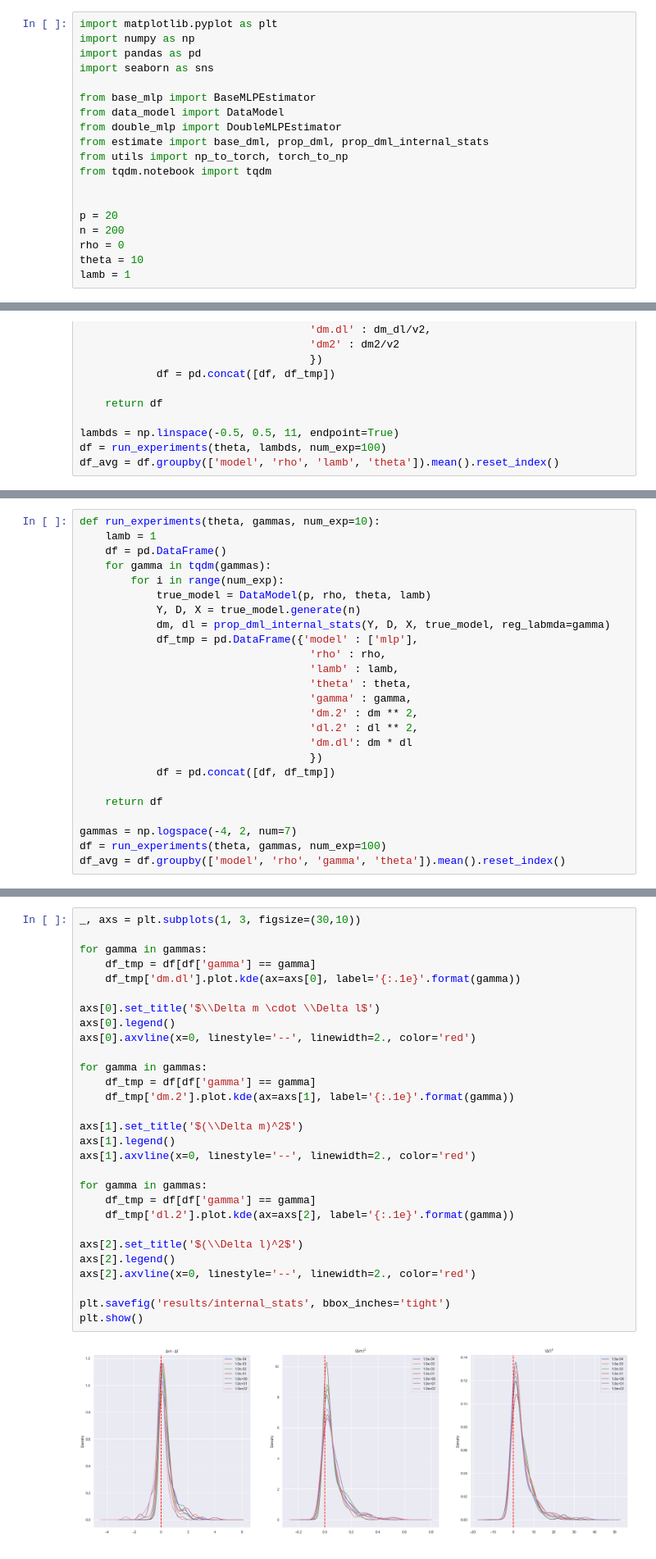
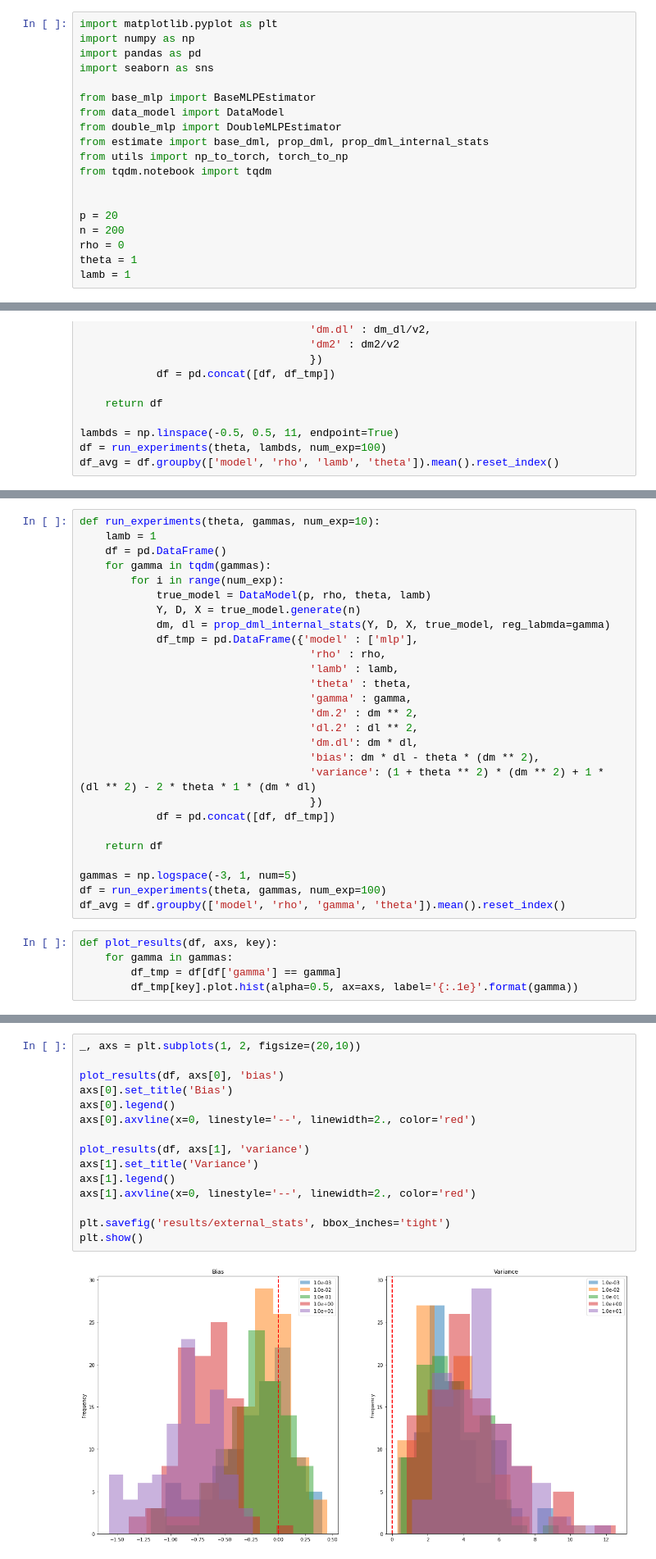
Before and after one commit to nitaifingerhut/double_machine_learning, a Jupyter notebook: main.ipynb, the cells around one changed output, grey strips where cells are left out. Shown at 82% size. Drawn from its saved outputs; the diff is of its cells as text.

```diff
--- a/main.ipynb
+++ b/main.ipynb
@@ -15,7 +15,7 @@ from tqdm.notebook import tqdm
 p = 20
 n = 200
 rho = 0
-theta = 10
+theta = 1
 lamb = 1
 # %%
 true_model = DataModel(p, rho, theta, lamb)
@@ -167,12 +167,19 @@ def run_experiments(theta, gammas, num_exp=10):
                                     'gamma' : gamma,
                                     'dm.2' : dm ** 2,
                                     'dl.2' : dl ** 2,
-                                    'dm.dl': dm * dl
+                                    'dm.dl': dm * dl,
+                                    'bias': dm * dl - theta * (dm ** 2),
+                                    'variance': (1 + theta ** 2) * (dm ** 2) + 1 * (dl ** 2) - 2 * theta * 1 * (dm * dl)
                                     })
             df = pd.concat([df, df_tmp])
 
     return df
 
-gammas = np.logspace(-4, 2, num=7)
+gammas = np.logspace(-3, 1, num=5)
 df = run_experiments(theta, gammas, num_exp=100)
 df_avg = df.groupby(['model', 'rho', 'gamma', 'theta']).mean().reset_index()
+# %%
+def plot_results(df, axs, key):
+    for gamma in gammas:
+        df_tmp = df[df['gamma'] == gamma]
+        df_tmp[key].plot.hist(alpha=0.5, ax=axs, label='{:.1e}'.format(gamma))
@@ -179,31 +212,17 @@ df_avg = df.groupby(['model', 'rho', 'gamma', 'theta']).mean().reset_index()
 # %%
-_, axs = plt.subplots(1, 3, figsize=(30,10))
+_, axs = plt.subplots(1, 2, figsize=(20,10))
 
-for gamma in gammas:
-    df_tmp = df[df['gamma'] == gamma]
-    df_tmp['dm.dl'].plot.kde(ax=axs[0], label='{:.1e}'.format(gamma))
-
-axs[0].set_title('$\\Delta m \cdot \\Delta l$')
+plot_results(df, axs[0], 'bias')
+axs[0].set_title('Bias')
 axs[0].legend()
 axs[0].axvline(x=0, linestyle='--', linewidth=2., color='red')
 
-for gamma in gammas:
-    df_tmp = df[df['gamma'] == gamma]
-    df_tmp['dm.2'].plot.kde(ax=axs[1], label='{:.1e}'.format(gamma))
-
-axs[1].set_title('$(\\Delta m)^2$')
+plot_results(df, axs[1], 'variance')
+axs[1].set_title('Variance')
 axs[1].legend()
 axs[1].axvline(x=0, linestyle='--', linewidth=2., color='red')
 
-for gamma in gammas:
-    df_tmp = df[df['gamma'] == gamma]
-    df_tmp['dl.2'].plot.kde(ax=axs[2], label='{:.1e}'.format(gamma))
-
-axs[2].set_title('$(\\Delta l)^2$')
-axs[2].legend()
-axs[2].axvline(x=0, linestyle='--', linewidth=2., color='red')
-
-plt.savefig('results/internal_stats', bbox_inches='tight')
+plt.savefig('results/external_stats', bbox_inches='tight')
 plt.show()
 # %% [output]
-[figure, old version]
+[figure, new version]
```
Also changed, not shown: parts of 3 cells of this notebook, 6 other files.
